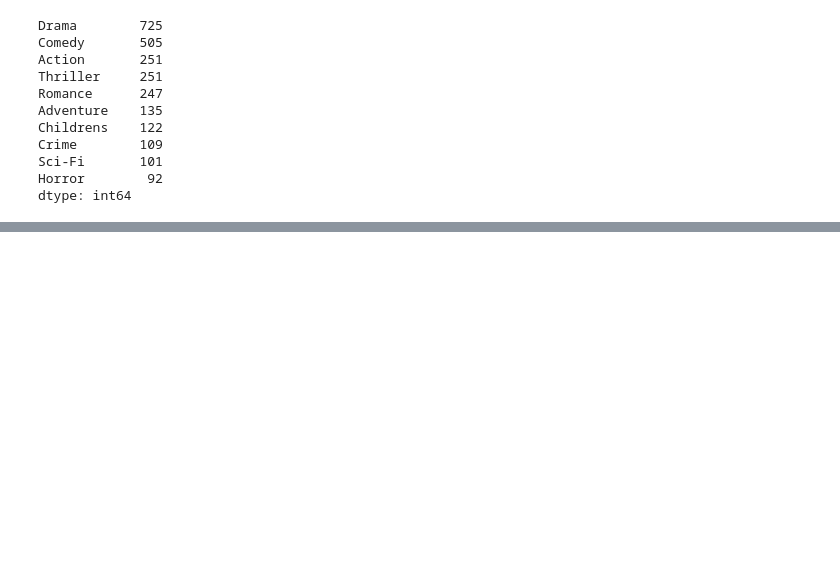
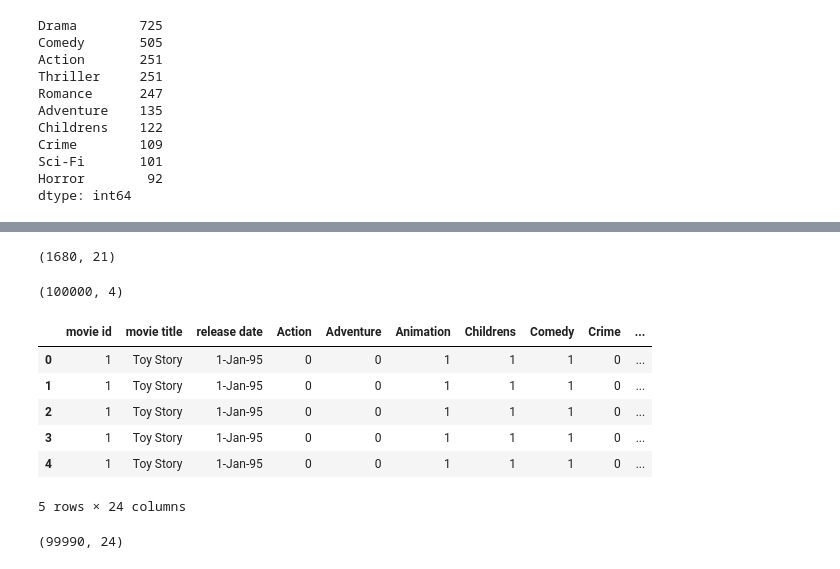
Before and after one commit to apbadzioch/DataSci_FA24, a Jupyter notebook: Module_09/Badzioch_Lab09.ipynb, the cells around one changed output, grey strips where cells are left out. Cells and saved outputs as stored; diff of their text form; code cells hidden in the pictures; blank space fills up the shorter version.

```diff
--- a/Module_09/Badzioch_Lab09.ipynb
+++ b/Module_09/Badzioch_Lab09.ipynb
@@ -402,0 +490,25 @@ dtype: int64
+# %%
+movie.shape
+# %% [output]
+(1680, 21)
+# %%
+ratings.shape
+# %% [output]
+(100000, 4)
+# %%
+# step 1. merging the 2 datasets
+merged_df = movie.merge(ratings, on='movie id')
+# %%
+merged_df.head()
+# %% [output]
+|  | movie id | movie title | release date | Action | Adventure | Animation | Childrens | Comedy | Crime | ... |
+| 0 | 1 | Toy Story | 1-Jan-95 | 0 | 0 | 1 | 1 | 1 | 0 | ... |
+| 1 | 1 | Toy Story | 1-Jan-95 | 0 | 0 | 1 | 1 | 1 | 0 | ... |
+| 2 | 1 | Toy Story | 1-Jan-95 | 0 | 0 | 1 | 1 | 1 | 0 | ... |
+| 3 | 1 | Toy Story | 1-Jan-95 | 0 | 0 | 1 | 1 | 1 | 0 | ... |
+| 4 | 1 | Toy Story | 1-Jan-95 | 0 | 0 | 1 | 1 | 1 | 0 | ... |
+5 rows × 24 columns
+# %%
+merged_df.shape
+# %% [output]
+(99990, 24)
```
Also changed, not shown: parts of 37 cells of this notebook, 4 other files.
